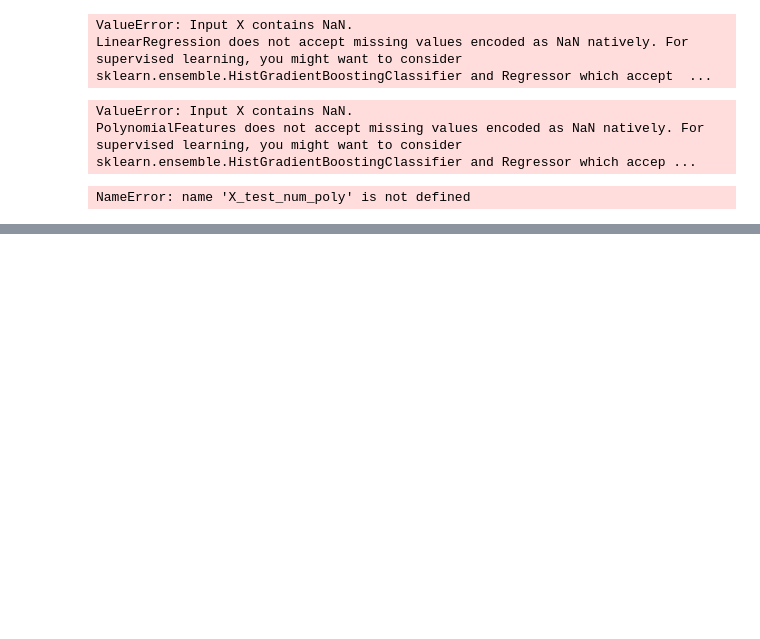
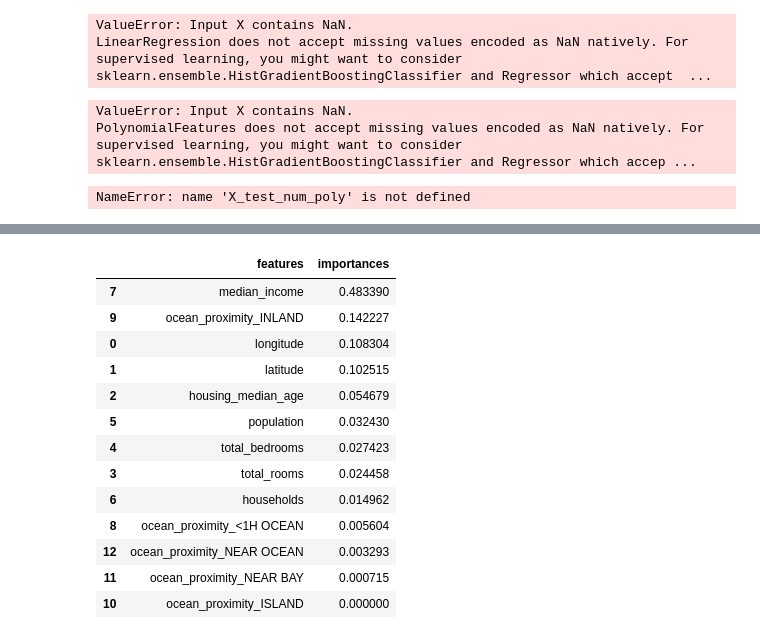
Before and after one commit to Young6575/Python_DataScience_Practice, a Jupyter notebook: 250819(한)/ch04.ipynb, the cells around one changed output, grey strips where cells are left out. Saved outputs shown, nothing was run; the diff lists cells and outputs as text; code cells hidden in the pictures; blank space fills up the shorter version.

```diff
--- a/250819(한)/ch04.ipynb
+++ b/250819(한)/ch04.ipynb
@@ -129,3 +129,10 @@ X_train_poly_processed = np.hstack([X_train_num_poly, X_train_cat_encoder])
 X_test_poly_processed = np.hstack([X_test_num_poly, X_test_cat_encoder])
 # %% [output]
 NameError: name 'X_test_num_poly' is not defined
+# %%
+from sklearn.tree import DecisionTreeRegressor
+dt = DecisionTreeRegressor()
+dt.fit(X_train_processed, y_train)
+dt_ypred = dt.predict(X_test_processed)
+result_dt = evaluate_model("Decision Tree Regressor", y_test, dt_ypred)
+result_dt
@@ -131,0 +150,5 @@ NameError: name 'X_test_num_poly' is not defined
+# %%
+num_names = num_features
+cat_names = list(encoder.get_feature_names_out(cat_features))
+all_names = num_features + cat_names
+all_names
@@ -131,0 +169,21 @@ NameError: name 'X_test_num_poly' is not defined
+# %%
+importances = dt.feature_importances_
+fi = pd.DataFrame({
+    "features" : all_names,
+    "importances" : importances}).sort_values("importances", ascending=False)
+fi
+# %% [output]
+|  | features | importances |
+| 7 | median_income | 0.483390 |
+| 9 | ocean_proximity_INLAND | 0.142227 |
+| 0 | longitude | 0.108304 |
+| 1 | latitude | 0.102515 |
+| 2 | housing_median_age | 0.054679 |
+| 5 | population | 0.032430 |
+| 4 | total_bedrooms | 0.027423 |
+| 3 | total_rooms | 0.024458 |
+| 6 | households | 0.014962 |
+| 8 | ocean_proximity_<1H OCEAN | 0.005604 |
+| 12 | ocean_proximity_NEAR OCEAN | 0.003293 |
+| 11 | ocean_proximity_NEAR BAY | 0.000715 |
+| 10 | ocean_proximity_ISLAND | 0.000000 |
```
Also changed, not shown: parts of 4 cells of this notebook, 1 other file.
